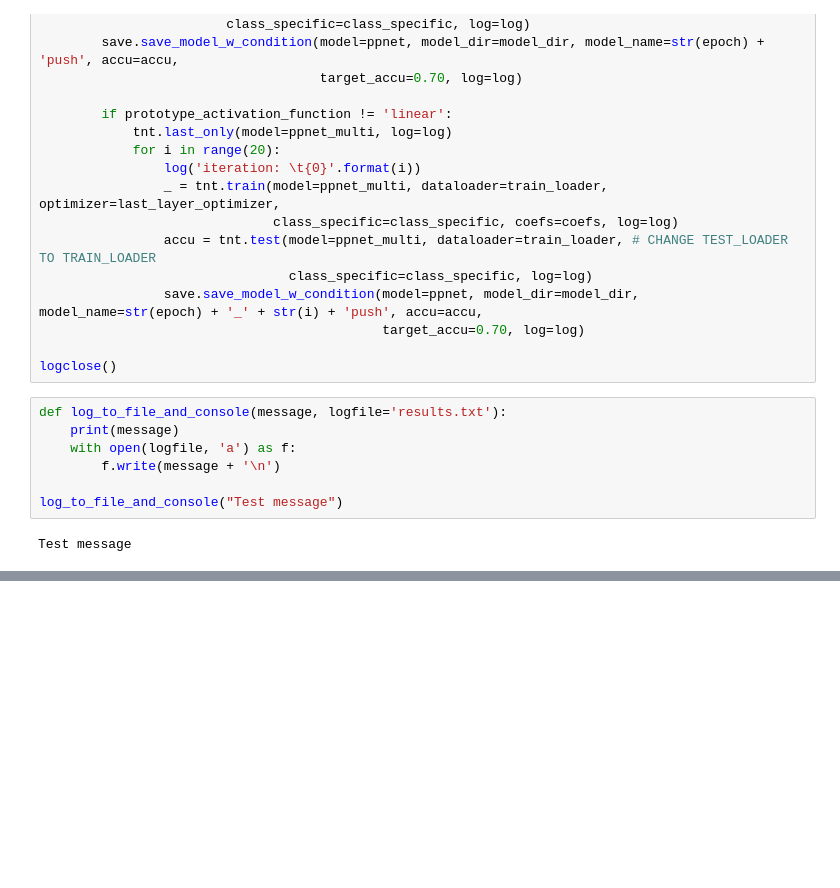
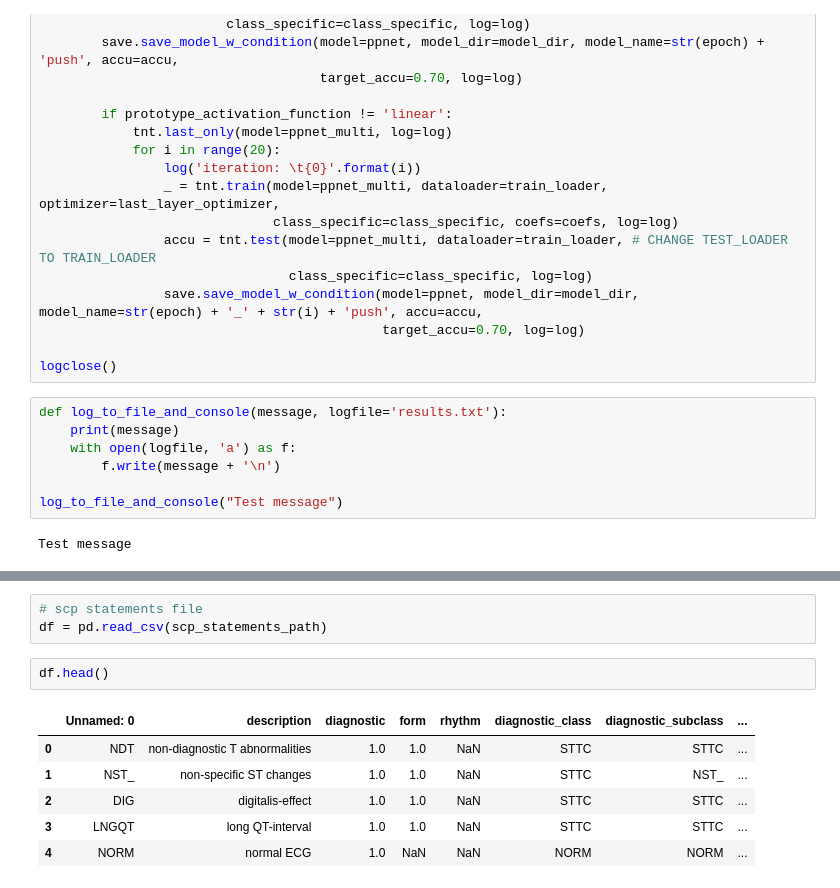
Before and after one commit to tayyibgondal/ProtoECGNet, a Jupyter notebook: playground.ipynb, the cells around one changed output, grey strips where cells are left out. Drawn from its saved outputs; the diff is of its cells as text; blank space fills up the shorter version.

```diff
--- a/playground.ipynb
+++ b/playground.ipynb
@@ -498,0 +507,12 @@ Test message
+# %%
+# scp statements file
+df = pd.read_csv(scp_statements_path)
+# %%
+df.head()
+# %% [output]
+|  | Unnamed: 0 | description | diagnostic | form | rhythm | diagnostic_class | diagnostic_subclass | ... |
+| 0 | NDT | non-diagnostic T abnormalities | 1.0 | 1.0 | NaN | STTC | STTC | ... |
+| 1 | NST_ | non-specific ST changes | 1.0 | 1.0 | NaN | STTC | NST_ | ... |
+| 2 | DIG | digitalis-effect | 1.0 | 1.0 | NaN | STTC | STTC | ... |
+| 3 | LNGQT | long QT-interval | 1.0 | 1.0 | NaN | STTC | STTC | ... |
+| 4 | NORM | normal ECG | 1.0 | NaN | NaN | NORM | NORM | ... |
```
Also changed, not shown: parts of 16 cells of this notebook.
